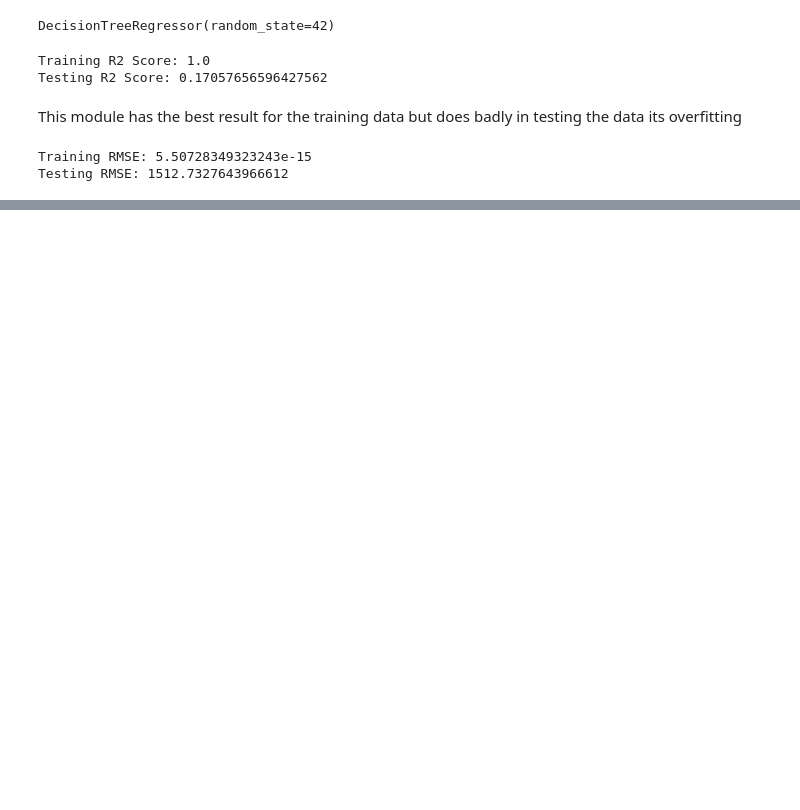
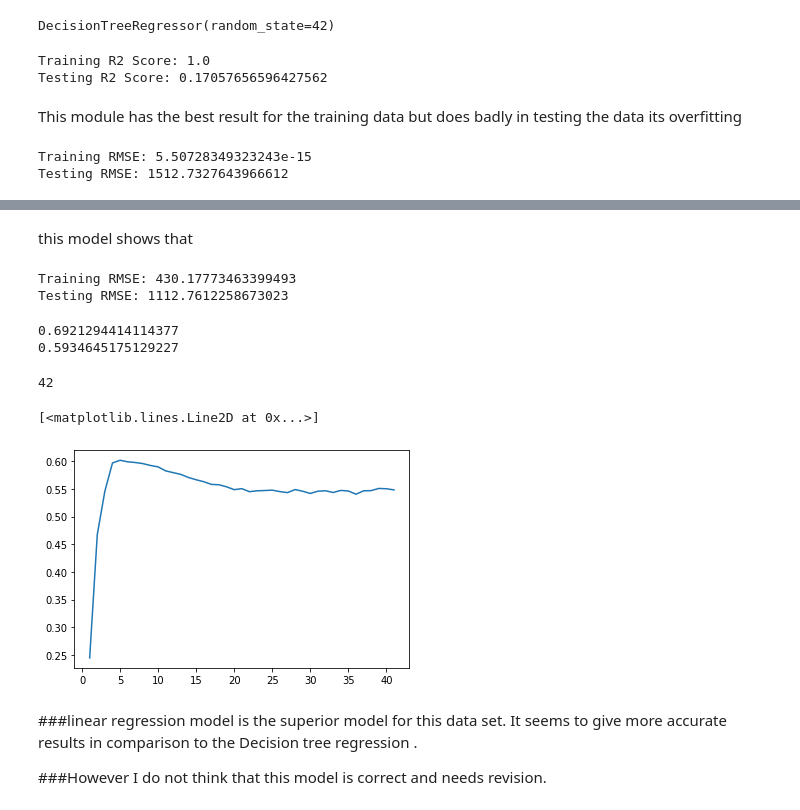
Before and after one commit to ahmadalmasri270/Project-1---Part1, a Jupyter notebook: Copy_of_Project_1_Part_5.ipynb, the cells around one changed output, grey strips where cells are left out. Saved outputs shown, nothing was run; the diff lists cells and outputs as text; code cells hidden in the pictures; blank space fills up the shorter version.

```diff
--- a/Copy_of_Project_1_Part_5.ipynb
+++ b/Copy_of_Project_1_Part_5.ipynb
@@ -424,0 +466,44 @@ ValueError: ignored
+# %% [markdown]
+this model shows that
+# %%
+train_RMSE = np.sqrt(np.mean(np.abs(train_preds - y_train)**2))
+test_RMSE = np.sqrt(np.mean(np.abs(test_preds - y_test)**2))
+print(f'Training RMSE: {train_RMSE}')
+print(f'Testing RMSE: {test_RMSE}')
+# %% [output]
+Training RMSE: 430.17773463399493
+Testing RMSE: 1112.7612258673023
+# %%
+rf_9 = RandomForestRegressor(max_depth = 9, random_state = 42)
+rf_9.fit(X_train_processed, y_train)
+rf_9_train_score = rf_9.score(X_train_processed, y_train)
+rf_9_test_score = rf_9.score(X_test_processed, y_test)
+print(rf_9_train_score)
+print(rf_9_test_score)
+# %% [output]
+0.6921294414114377
+0.5934645175129227
+# %%
+est_depths = [estimator.get_depth() for estimator in rf.estimators_]
+max(est_depths)
+# %% [output]
+42
+# %%
+depths = range(1, max(est_depths))
+scores = pd.DataFrame(index=depths, columns=['Test Score'])
+for depth in depths:
+   model = RandomForestRegressor(max_depth=depth)
+   model.fit(X_train_processed, y_train)
+   scores.loc[depth, 'Train Score'] = model.score(X_train_processed, y_train)
+   scores.loc[depth, 'Test Score'] = model.score(X_test_processed, y_test)
+   scores.head()
+# %%
+plt.plot(scores['Test Score'])
+# %% [output]
+[<matplotlib.lines.Line2D at 0x...>]
+[figure, added]
+# %% [markdown]
+
+###linear regression model is the superior model for this data set. It seems to give more accurate results in comparison to the Decision tree regression .
+
+###However I do not think that this model is correct and needs revision.
```
Also changed, not shown: parts of 17 cells of this notebook.
